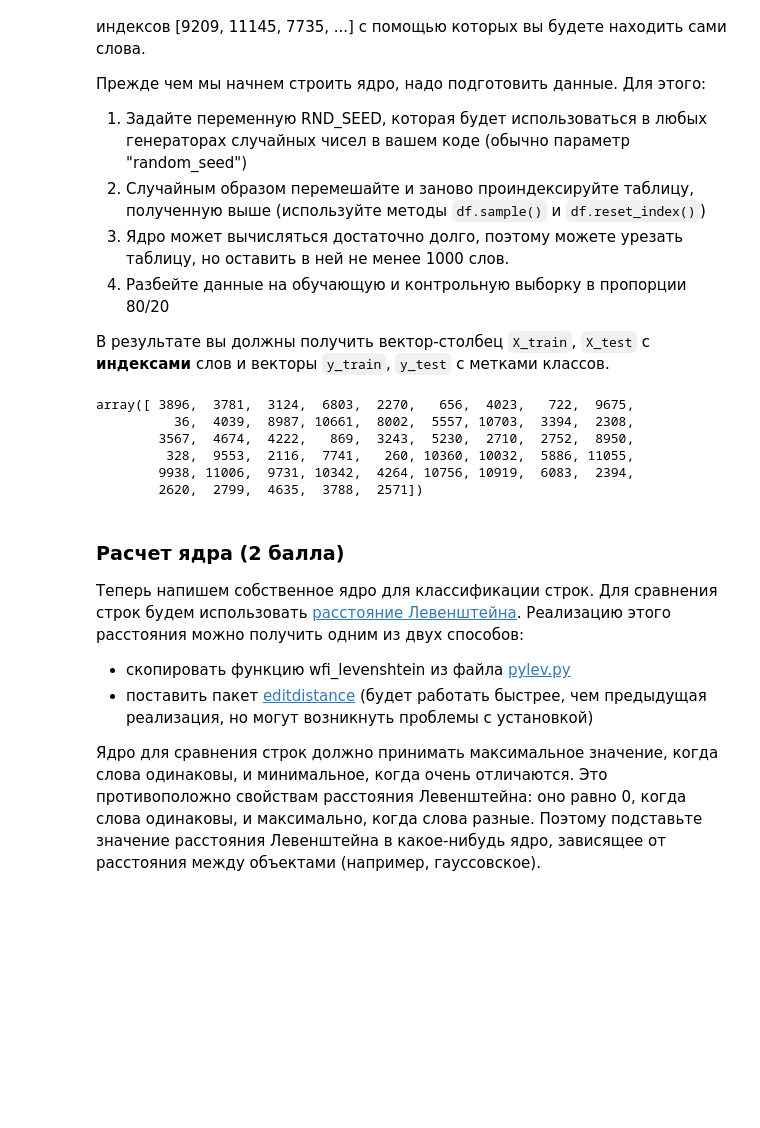
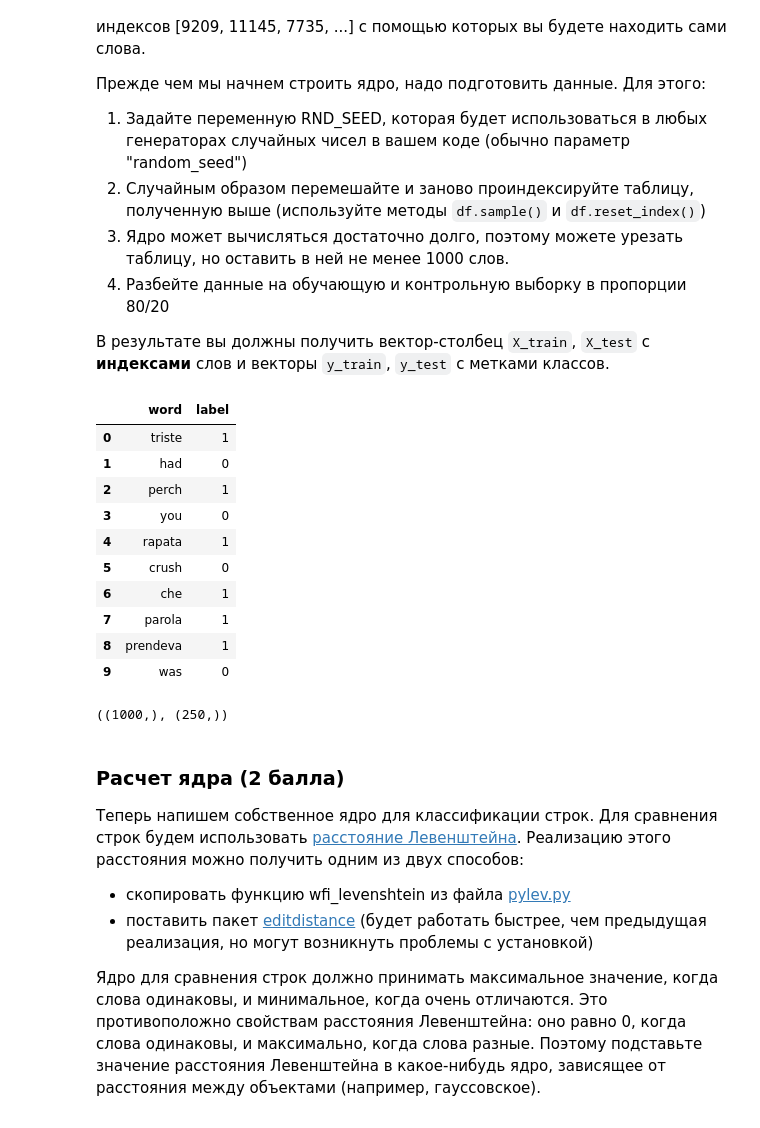
Before and after one commit to alxkornv/University-programming-projects, a Jupyter notebook: hw13y.ipynb, the cells around one changed output. Saved outputs shown, nothing was run; the diff lists cells and outputs as text; code cells hidden in the pictures; blank space fills up the shorter version.

```diff
--- a/hw13y.ipynb
+++ b/hw13y.ipynb
@@ -450 +453,15 @@ cv.grid_scores_
+# %%
+wpdf.head(10)
+# %% [output]
+|  | word | label |
+| 0 | triste | 1 |
+| 1 | had | 0 |
+| 2 | perch | 1 |
+| 3 | you | 0 |
+| 4 | rapata | 1 |
+| 5 | crush | 0 |
+| 6 | che | 1 |
+| 7 | parola | 1 |
+| 8 | prendeva | 1 |
+| 9 | was | 0 |
 # %%
@@ -453,12 +469,7 @@ X_train, X_test, y_train, y_test = train_test_split(np.array(wpdf.index.values),
-# %%
-X_train[:50]
-# %% [output]
-array([ 3896,  3781,  3124,  6803,  2270,   656,  4023,   722,  9675,
-          36,  4039,  8987, 10661,  8002,  5557, 10703,  3394,  2308,
-        3567,  4674,  4222,   869,  3243,  5230,  2710,  2752,  8950,
-         328,  9553,  2116,  7741,   260, 10360, 10032,  5886, 11055,
-        9938, 11006,  9731, 10342,  4264, 10756, 10919,  6083,  2394,
-        2620,  2799,  4635,  3788,  2571])
+# %%
+X_train.shape, X_test.shape
+# %% [output]
+((1000,), (250,))
 # %% [markdown]
 ### Расчет ядра (2 балла)
 
```
Also changed, not shown: parts of 22 cells of this notebook.
